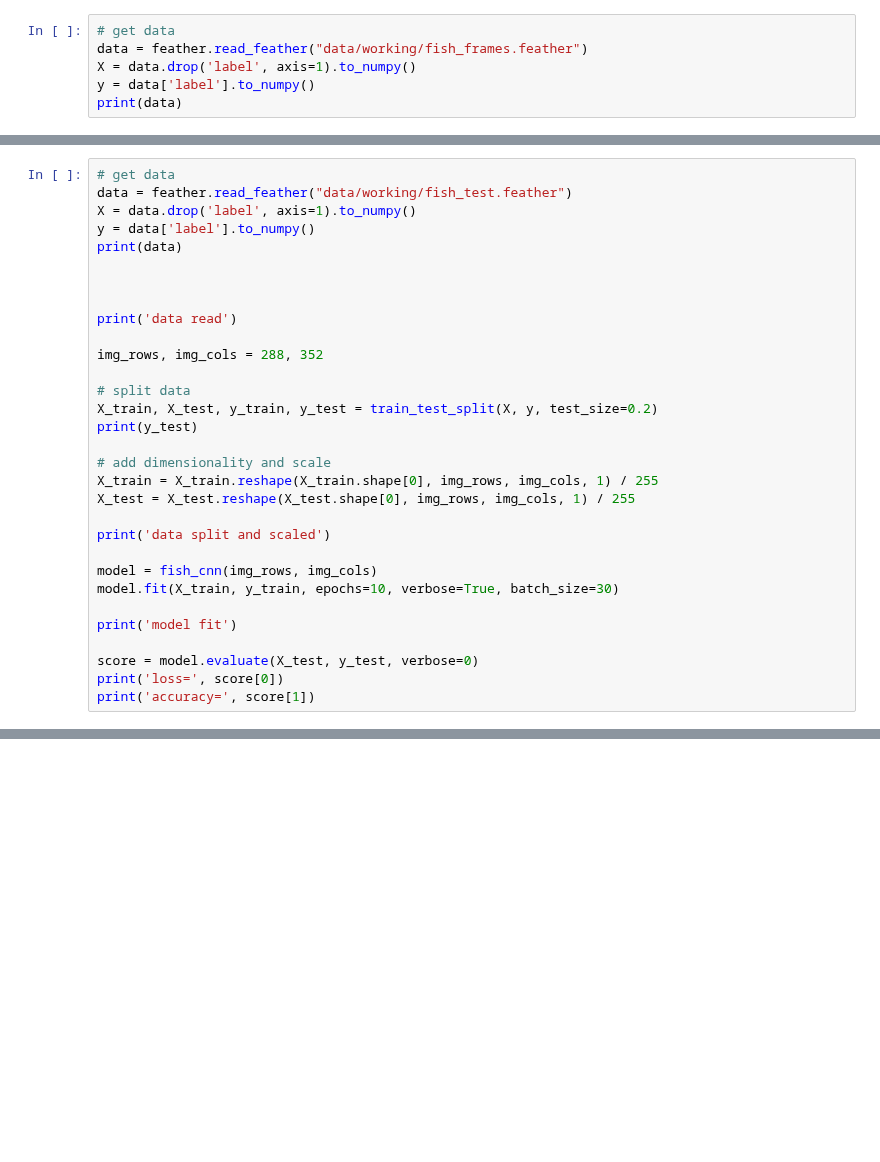
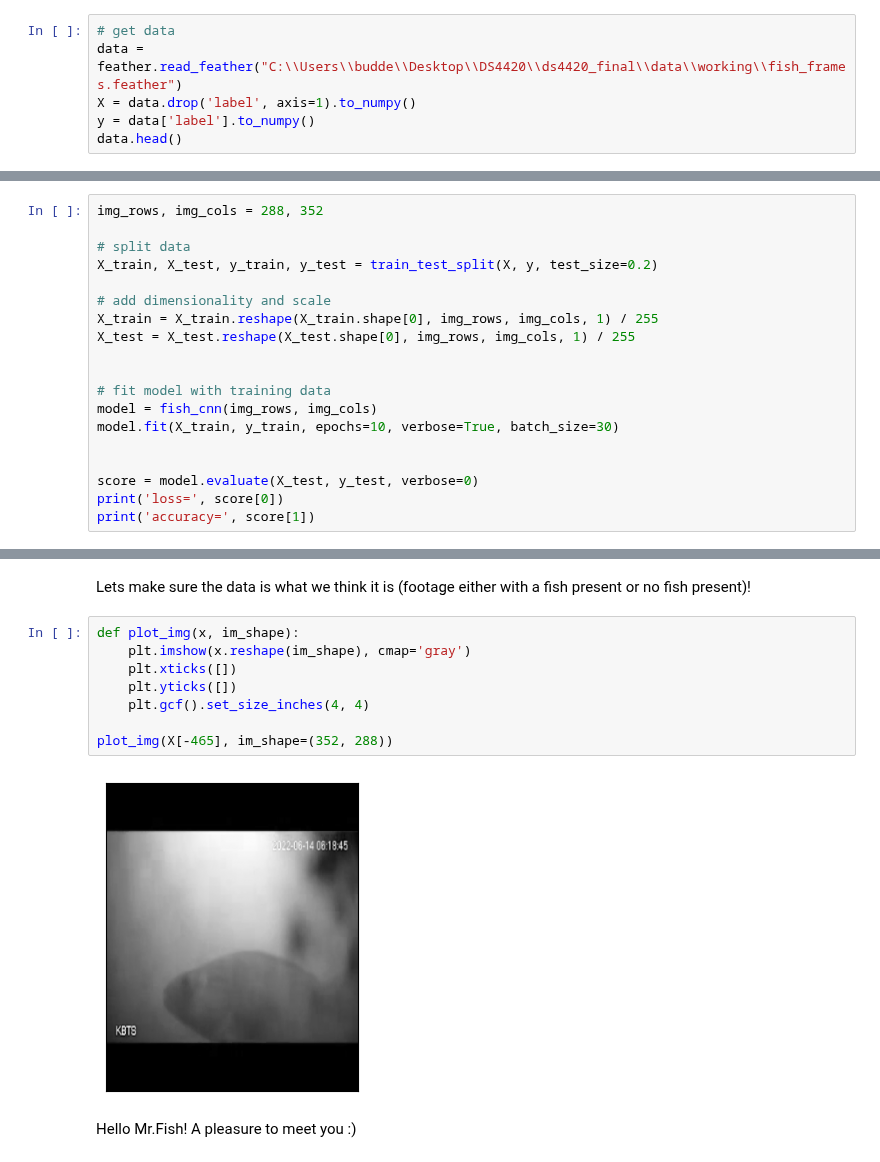
Before and after one commit to katelanman/ds4420_final, a Jupyter notebook: code/testing_results.ipynb, the cells around one changed output, grey strips where cells are left out. Drawn from its saved outputs; the diff is of its cells as text; blank space fills up the shorter version.

```diff
--- a/code/testing_results.ipynb
+++ b/code/testing_results.ipynb
@@ -11,7 +12,7 @@ from cnn import fish_cnn
 # %%
 # get data
-data = feather.read_feather("data/working/fish_frames.feather")
+data = feather.read_feather("C:\\Users\\budde\\Desktop\\DS4420\\ds4420_final\\data\\working\\fish_frames.feather")
 X = data.drop('label', axis=1).to_numpy()
 y = data['label'].to_numpy()
-print(data)
+data.head()
 # %% [output]
@@ -19,30 +28,18 @@ FileNotFoundError: [WinError 3] Failed to open local file 'data/working/fish_fra
 # %%
-# get data
-data = feather.read_feather("data/working/fish_test.feather")
-X = data.drop('label', axis=1).to_numpy()
-y = data['label'].to_numpy()
-print(data)
-
-
-
-print('data read')
-
 img_rows, img_cols = 288, 352
 
 # split data
 X_train, X_test, y_train, y_test = train_test_split(X, y, test_size=0.2)
-print(y_test)
 
 # add dimensionality and scale
 X_train = X_train.reshape(X_train.shape[0], img_rows, img_cols, 1) / 255
 X_test = X_test.reshape(X_test.shape[0], img_rows, img_cols, 1) / 255
 
-print('data split and scaled')
 
+# fit model with training data
 model = fish_cnn(img_rows, img_cols)
 model.fit(X_train, y_train, epochs=10, verbose=True, batch_size=30)
 
-print('model fit')
 
 score = model.evaluate(X_test, y_test, verbose=0)
 print('loss=', score[0])
@@ -49,0 +109,14 @@ print('accuracy=', score[1])
+# %% [markdown]
+Lets make sure the data is what we think it is (footage either with a fish present or no fish present)!
+# %%
+def plot_img(x, im_shape):
+    plt.imshow(x.reshape(im_shape), cmap='gray')
+    plt.xticks([])
+    plt.yticks([])
+    plt.gcf().set_size_inches(4, 4)
+
+plot_img(X[-465], im_shape=(352, 288))
+# %% [output]
+[figure, added]
+# %% [markdown]
+Hello Mr.Fish! A pleasure to meet you :)
```
Also changed, not shown: parts of 6 cells of this notebook, 1 other file.
